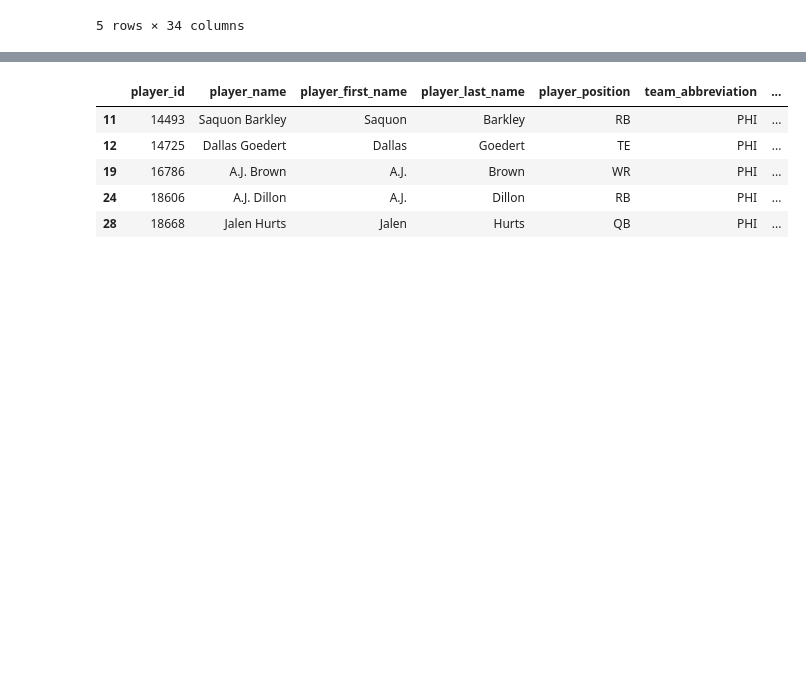
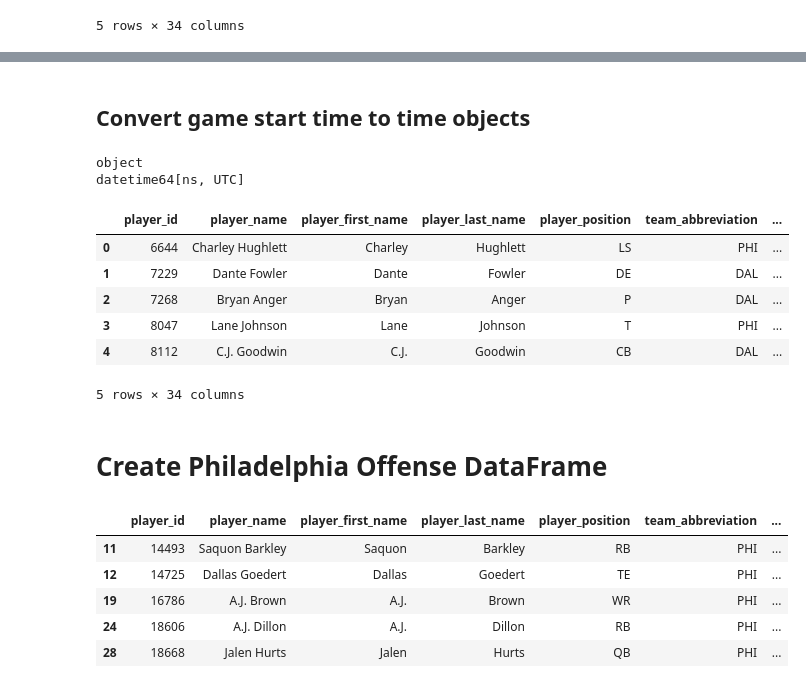
Before and after one commit to ryanjamesyu2/sentiment-performance-connection, a Jupyter notebook: athletic_data_ingestion.ipynb, the cells around one changed output, grey strips where cells are left out. Drawn from its saved outputs; the diff is of its cells as text; code cells hidden in the pictures; blank space fills up the shorter version.

Commit message:
Cleaned and validated athletic data

```diff
--- a/athletic_data_ingestion.ipynb
+++ b/athletic_data_ingestion.ipynb
@@ -21,0 +68,3 @@ df.head()
+# %%
+df.fillna(0, inplace=True)
+df.head()
@@ -21,0 +81,11 @@ df.head()
+# %%
+numeric_cols = df.select_dtypes(include=['float64', 'int64']).columns.tolist()
+# print(numeric_cols)
+
+int_inds = []
+
+for col in numeric_cols:
+    print(str(col) + ": " + str((df[col] % 1 == 0).all()))
+    int_inds.append((df[col] % 1 == 0).all())
+
+int_cols = [col for col, is_int in zip(numeric_cols, int_inds) if is_int]
@@ -21,0 +110,4 @@ df.head()
+# %%
+# Convert appropriate columns to int64
+for col in int_cols:
+    df[col] = df[col].astype('int64')
@@ -22,3 +146,24 @@ df.head()
+# %% [markdown]
+## Convert game start time to time objects
+# %%
+print(df['game_start_time'].dtype)
+df['game_start_time'] = pd.to_datetime(df['game_start_time'])
+print(df['game_start_time'].dtype)
+# %% [output]
+object
+datetime64[ns, UTC]
+# %%
+df.head()
+# %% [output]
+|  | player_id | player_name | player_first_name | player_last_name | player_position | team_abbreviation | ... |
+| 0 | 6644 | Charley Hughlett | Charley | Hughlett | LS | PHI | ... |
+| 1 | 7229 | Dante Fowler | Dante | Fowler | DE | DAL | ... |
+| 2 | 7268 | Bryan Anger | Bryan | Anger | P | DAL | ... |
+| 3 | 8047 | Lane Johnson | Lane | Johnson | T | PHI | ... |
+| 4 | 8112 | C.J. Goodwin | C.J. | Goodwin | CB | DAL | ... |
+5 rows × 34 columns
+# %% [markdown]
+# Create Philadelphia Offense DataFrame
 # %%
 phi_off_df = df[df['team_abbreviation'] == 'PHI']
 phi_off_df = phi_off_df[phi_off_df['player_position'].isin(['QB', 'RB', 'WR', 'TE'])]
```
Also changed, not shown: parts of 11 cells of this notebook.
